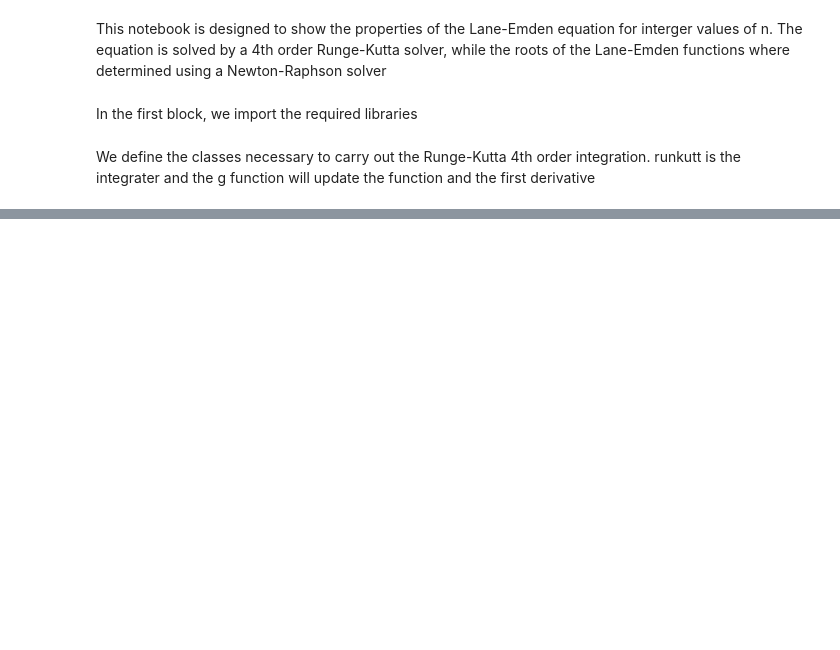
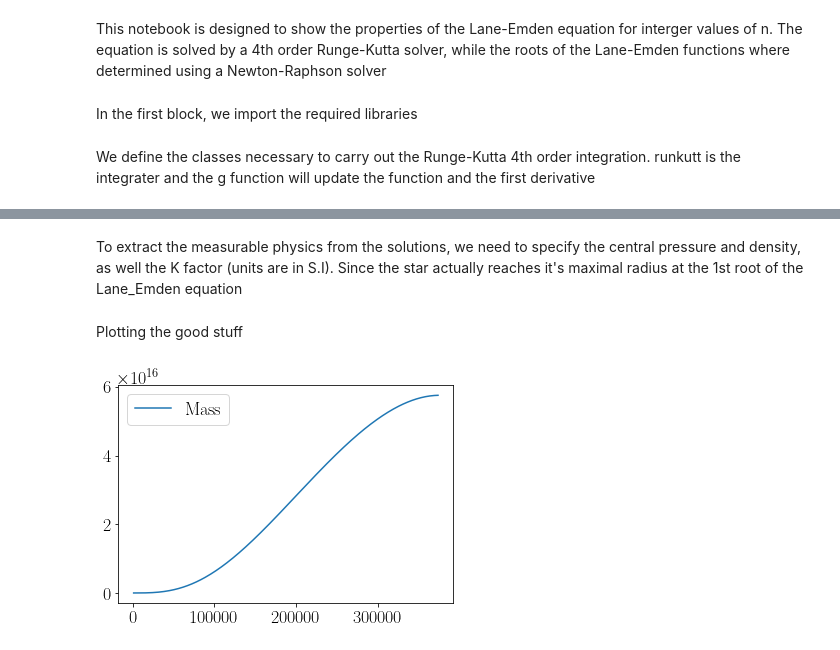
Before and after one commit to jaadt7/Lane_Emden, a Jupyter notebook: Lane-Emden.ipynb, the cells around one changed output, grey strips where cells are left out. Saved outputs shown, nothing was run; the diff lists cells and outputs as text; code cells hidden in the pictures; blank space fills up the shorter version.

Commit message:
Notebook has been updated to calculate the mass, pressure, radius, and density

```diff
--- a/Lane-Emden.ipynb
+++ b/Lane-Emden.ipynb
@@ -127,0 +131,34 @@ $\displaystyle n  \;\;\;\;\;  \xi_{1}   \;\;\;\;\; -\frac{d\theta}{d\xi}\Bigr|_{
+# %% [markdown]
+To extract the measurable physics from the solutions, we need to specify the central pressure and density, as well the K factor (units are in S.I). Since the star actually reaches it's maximal radius at the 1st root of the Lane_Emden equation
+# %%
+K = 1 #unsure of what values to plug in here
+n = 3 #select integer from 0 to 5
+
+rho_c = 2
+P_c   = K*np.power(rho_c,1+1/n)
+
+G = 6.67408e-11
+alpha_sqrd = K*(n+1)*np.power(rho_c,1/n-1)/(4*np.pi*G)
+
+#solve for the extent to cut off the arrays
+limit = np.where(np.abs(dim_less_rad-roots[n])<1e-2)[0]
+
+rad = np.sqrt(alpha_sqrd)*dim_less_rad[0:limit[0]]
+P = P_c*poly_temp[0:limit[0],n+1]
+rho = rho_c*poly_temp[0:limit[0],n]
+
+#integrating continuity equation to get the mass via euler technique. We know the mass at R = 0 is 0, so that's the boundary condition
+mass = np.empty(len(rad))
+mass[0] = 0
+for i in range(0,len(mass)-1):
+    mass[i+1] = mass[i] + 4*np.pi*rho[i]*np.power(rad[i],2)*(rad[i+1]-rad[i])
+# %% [markdown]
+Plotting the good stuff
+# %%
+plt.figure()
+plt.plot(rad,mass,label='Mass')
+
+plt.legend()
+plt.show()
+# %% [output]
+[figure, added]
```
Also changed, not shown: parts of 7 cells of this notebook, 1 other file.
